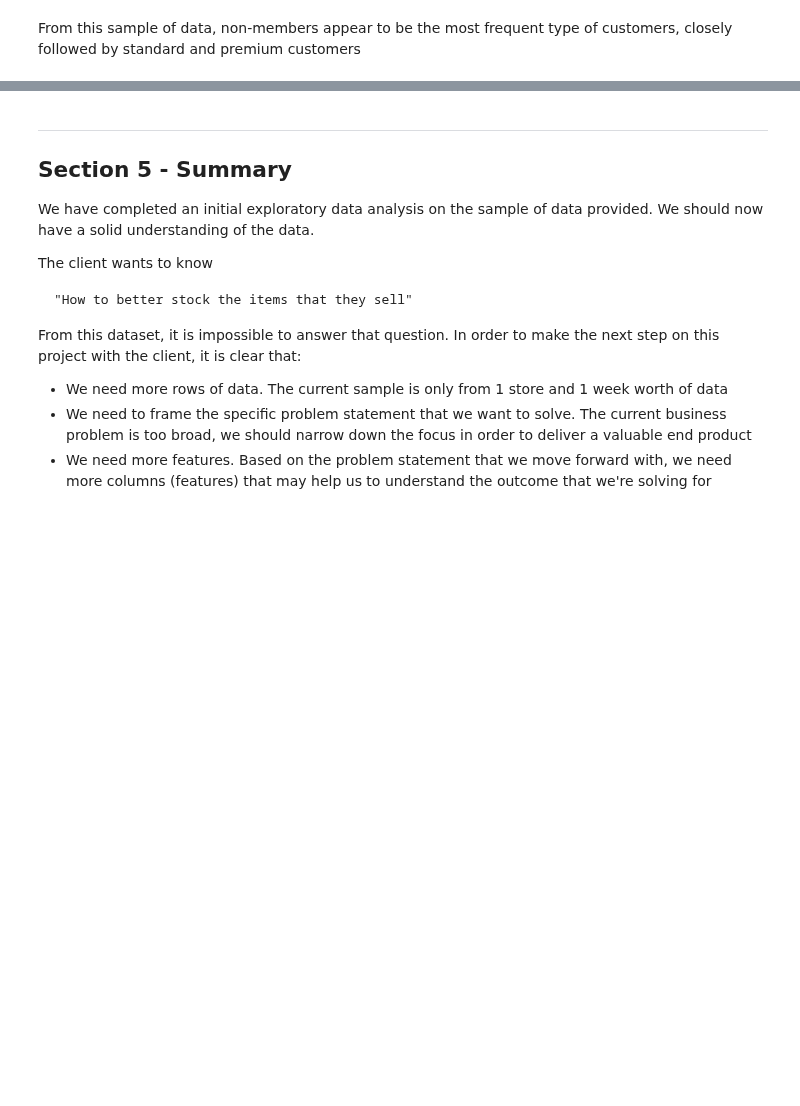
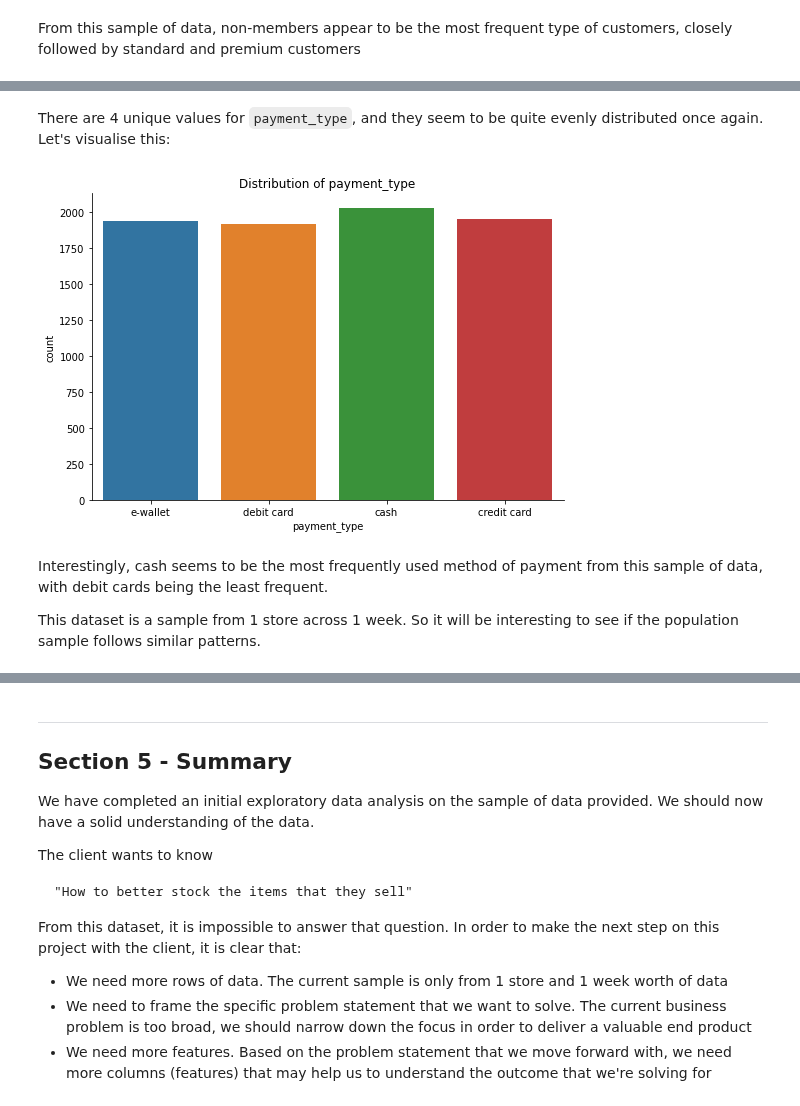
Before and after one commit to lawalsegun2025/forage_projects, a Jupyter notebook: 002_Cognizant_Artificial_Intelligence/1_Exploratory_Data_Analysis/notebook/eda.ipynb, the cells around one changed output, grey strips where cells are left out. Cells and saved outputs as stored; diff of their text form; code cells hidden in the pictures; blank space fills up the shorter version.

Commit message:
Explored payment type

```diff
--- a/002_Cognizant_Artificial_Intelligence/1_Exploratory_Data_Analysis/notebook/eda.ipynb
+++ b/002_Cognizant_Artificial_Intelligence/1_Exploratory_Data_Analysis/notebook/eda.ipynb
@@ -293,0 +304,11 @@ From this sample of data, non-members appear to be the most frequent type of cus
+# %% [markdown]
+There are 4 unique values for `payment_type`, and they seem to be quite evenly distributed once again. Let's visualise this:
+# %%
+plot_categorical_distribution(df, 'payment_type', height=5, aspect=1.5)
+# %% [output]
+[figure, added]
+# %% [markdown]
+Interestingly, cash seems to be the most frequently used method of payment from this sample of data, with debit cards being the least frequent.
+
+
+This dataset is a sample from 1 store across 1 week. So it will be interesting to see if the population sample follows similar patterns.
```
Also changed, not shown: parts of 2 cells of this notebook.
